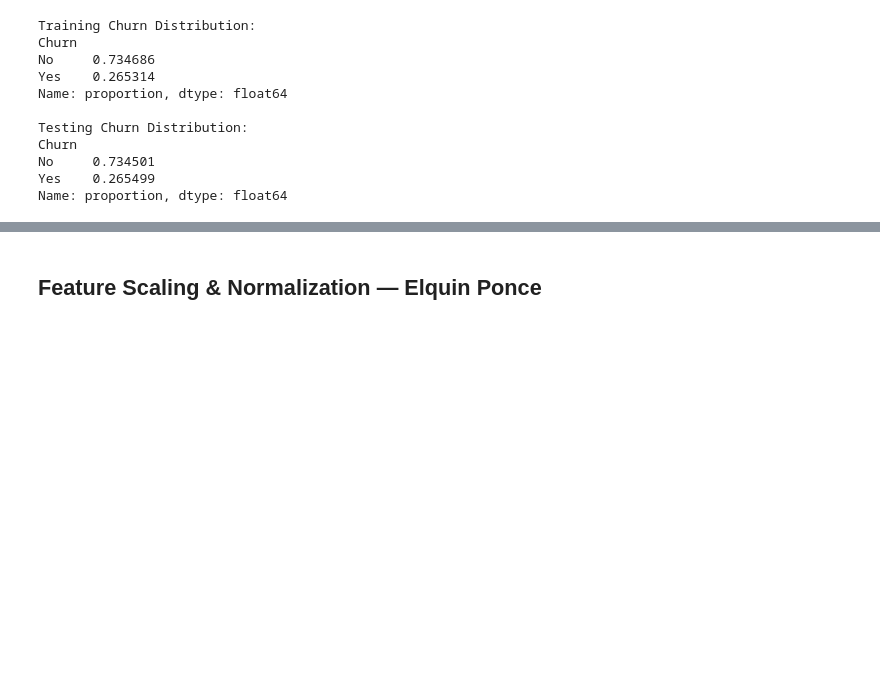
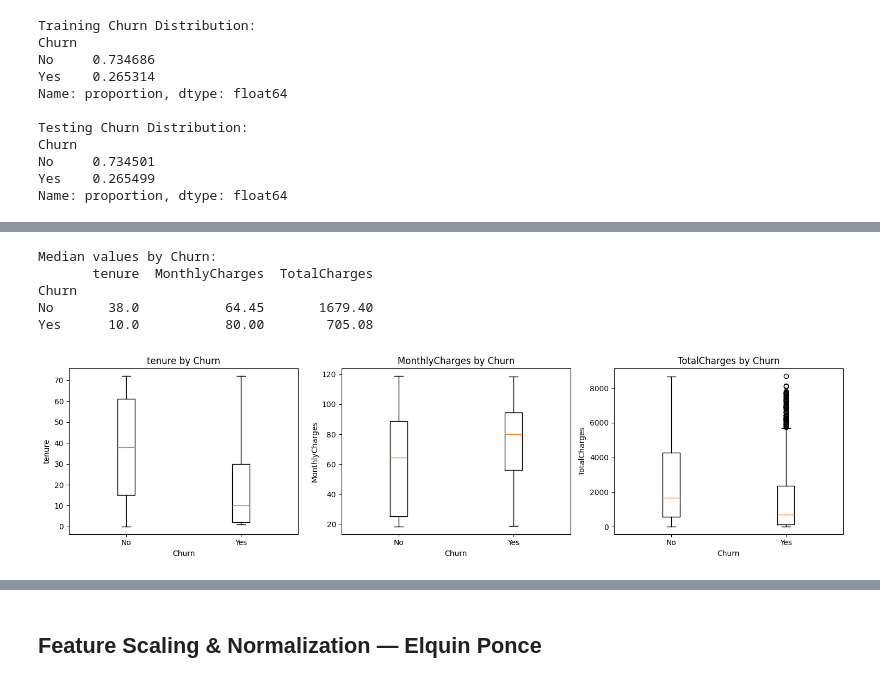
Before and after one commit to lenhofda/ML-Final-Project, a Jupyter notebook: Telecon_Customer_Churn_Project.ipynb, the cells around one changed output, grey strips where cells are left out. Cells and saved outputs as stored; diff of their text form; code cells hidden in the pictures; blank space fills up the shorter version.

```diff
--- a/Telecon_Customer_Churn_Project.ipynb
+++ b/Telecon_Customer_Churn_Project.ipynb
@@ -58,0 +106,11 @@ Name: proportion, dtype: float64
+# %%
+# Step 3: Summary statistics for categorical features
+# This selects all columns that are not numeric and are not the target (Churn).
+categorical_features = [col for col in train_data.columns
+                        if col not in numeric_features + ["Churn"]]
+
+# This counts each category in each column.
+for col in categorical_features:
+    print(f"--- {col} ---")
+    print(train_data[col].value_counts())
+    print()
@@ -58,0 +191,24 @@ Name: proportion, dtype: float64
+# %%
+# Step 6: Numeric features compared by Churn
+# This shows the median of each numeric column for customers who stayed and who left.
+print("Median values by Churn:")
+print(train_data.groupby("Churn")[numeric_features].median().round(2))
+
+# This shows a box plot of each numeric column, split by Churn.
+fig, axes = plt.subplots(1, 3, figsize=(15, 4))
+for i, col in enumerate(numeric_features):
+    data_no = train_data.loc[train_data["Churn"] == "No", col].dropna()
+    data_yes = train_data.loc[train_data["Churn"] == "Yes", col].dropna()
+    axes[i].boxplot([data_no, data_yes], tick_labels=["No", "Yes"])
+    axes[i].set_title(f"{col} by Churn")
+    axes[i].set_xlabel("Churn")
+    axes[i].set_ylabel(col)
+plt.tight_layout()
+plt.show()
+# %% [output]
+Median values by Churn:
+       tenure  MonthlyCharges  TotalCharges
+Churn
+No       38.0           64.45       1679.40
+Yes      10.0           80.00        705.08
+[figure, added]
```
Also changed, not shown: parts of 10 cells of this notebook.
